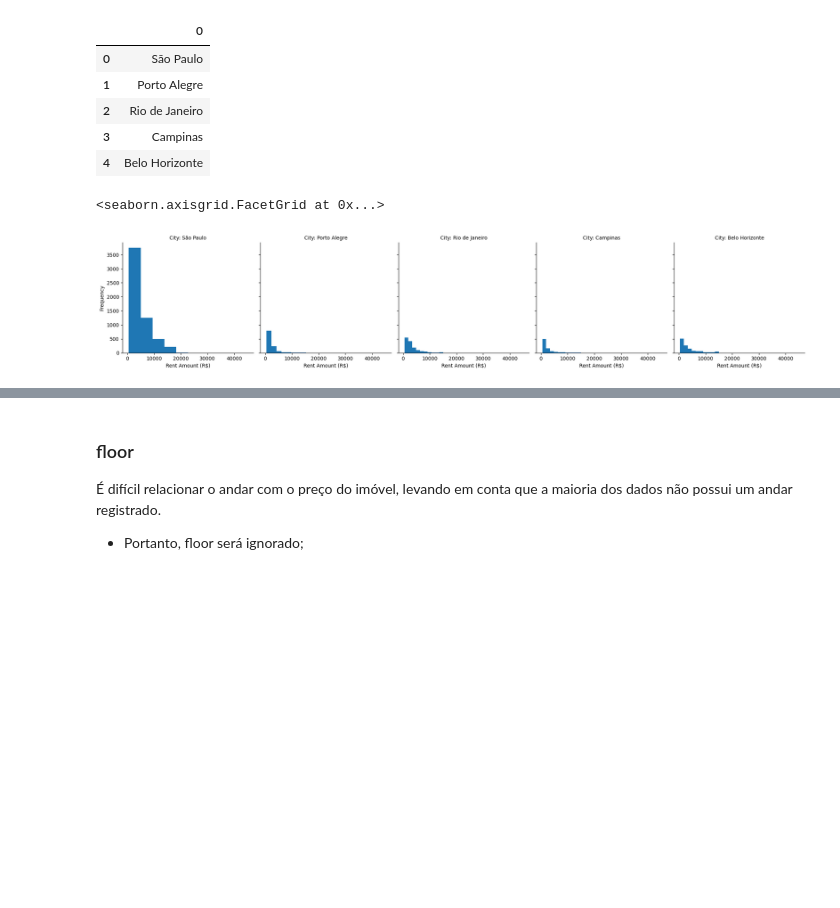
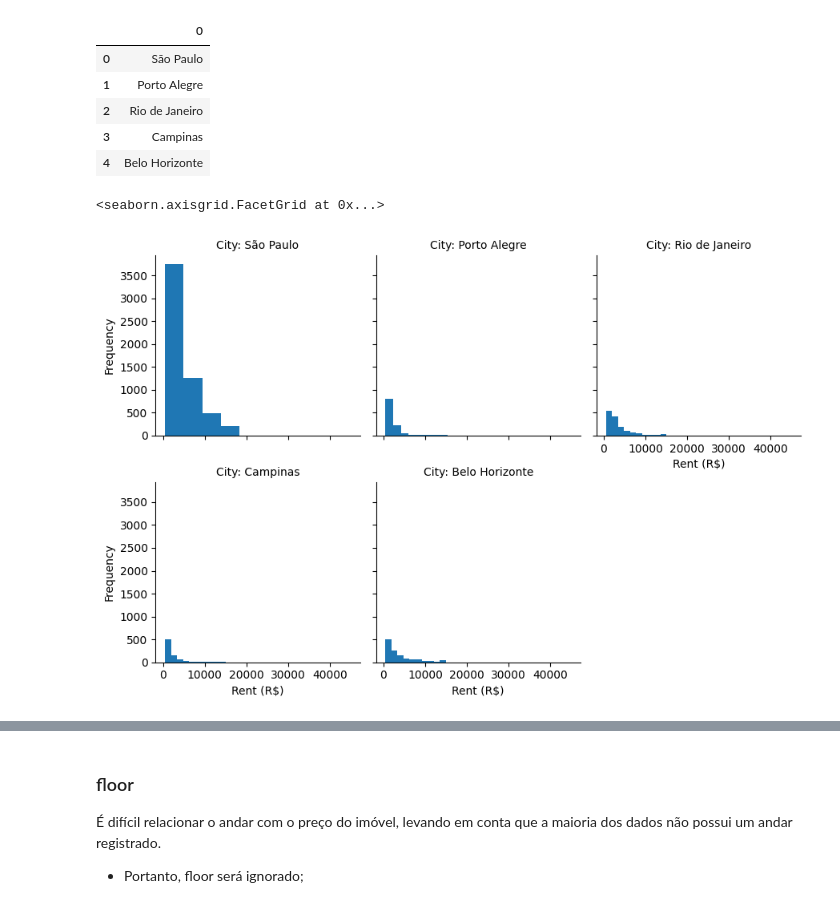
Before and after one commit to ArthurCorbellini/property_prediction_ann, a Jupyter notebook: src/data/data_analysis.ipynb, the cells around one changed output, grey strips where cells are left out. Saved outputs shown, nothing was run; the diff lists cells and outputs as text; code cells hidden in the pictures; blank space fills up the shorter version.

```diff
--- a/src/data/data_analysis.ipynb
+++ b/src/data/data_analysis.ipynb
@@ -130,7 +141,7 @@ def visualize_boxplot(df):
 # %% [markdown]
 ### Correções gerais
 # %%
-data = pd.read_csv("houses_to_rent_v2.csv")
+data = pd.read_csv("datasets/houses_to_rent_v2.csv")
 data.rename({'parking spaces': 'parking_spaces',
              'hoa (R$)': 'hoa',
              'rent amount (R$)': 'rent',
@@ -259,11 +279,11 @@ pd.DataFrame(df['city'].unique())
 | 3 | Campinas |
 | 4 | Belo Horizonte |
 # %%
-g = sns.FacetGrid(df, col='city', height=4, col_wrap=5)
+g = sns.FacetGrid(df, col='city', height=3, col_wrap=3)
 g = g.map(plt.hist, 'rent')
 
-g.set_axis_labels('Rent Amount (R$)', 'Frequency')
+g.set_axis_labels('Rent (R$)', 'Frequency')
 g.set_titles('City: {col_name}')
 # %% [output]
 <seaborn.axisgrid.FacetGrid at 0x...>
-[figure, old version]
+[figure, new version]
```
Also changed, not shown: parts of 13 cells of this notebook, 1 other file.
